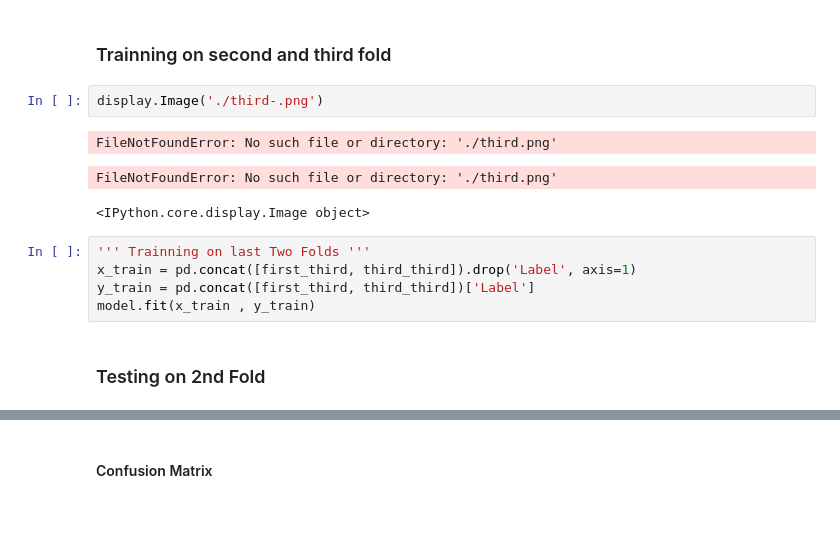
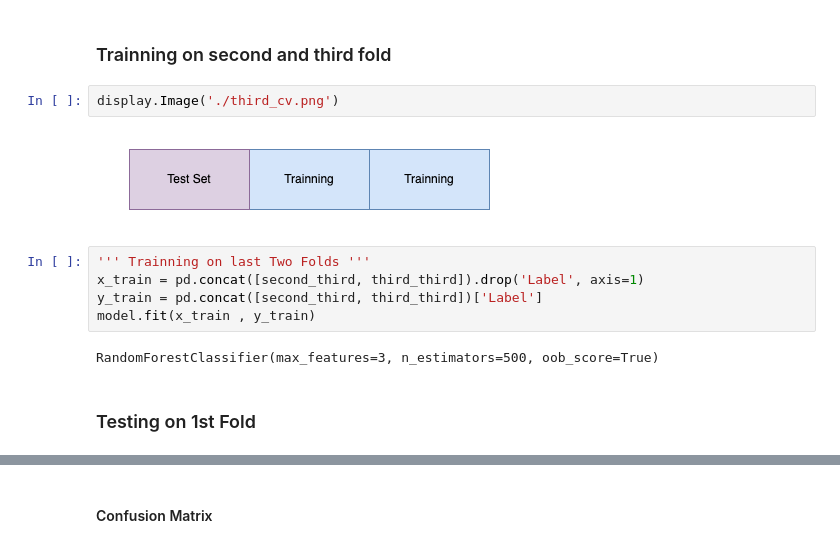
Before and after one commit to AlexHappyCode/AI-Ethics-Genetic-Data, a Jupyter notebook: HW3 - Random Forest Model.ipynb, the cells around one changed output, grey strips where cells are left out. Saved outputs shown, nothing was run; the diff lists cells and outputs as text; blank space fills up the shorter version.

Commit message:
added 3 fold cross validation

```diff
--- a/HW3 - Random Forest Model.ipynb
+++ b/HW3 - Random Forest Model.ipynb
@@ -254,16 +278,16 @@ accuracy_score 0.9724137931034482
 # %% [markdown]
 ### Trainning on second and third fold
 # %%
-display.Image('./third-.png')
+display.Image('./third_cv.png')
 # %% [output]
-FileNotFoundError: No such file or directory: './third.png'
-FileNotFoundError: No such file or directory: './third.png'
-<IPython.core.display.Image object>
+[figure, added]
 # %%
 ''' Trainning on last Two Folds '''
-x_train = pd.concat([first_third, third_third]).drop('Label', axis=1)
-y_train = pd.concat([first_third, third_third])['Label']
+x_train = pd.concat([second_third, third_third]).drop('Label', axis=1)
+y_train = pd.concat([second_third, third_third])['Label']
 model.fit(x_train , y_train)
+# %% [output]
+RandomForestClassifier(max_features=3, n_estimators=500, oob_score=True)
 # %% [markdown]
-### Testing on 2nd Fold
+### Testing on 1st Fold
 # %%
```
Also changed, not shown: parts of 45 cells of this notebook.
